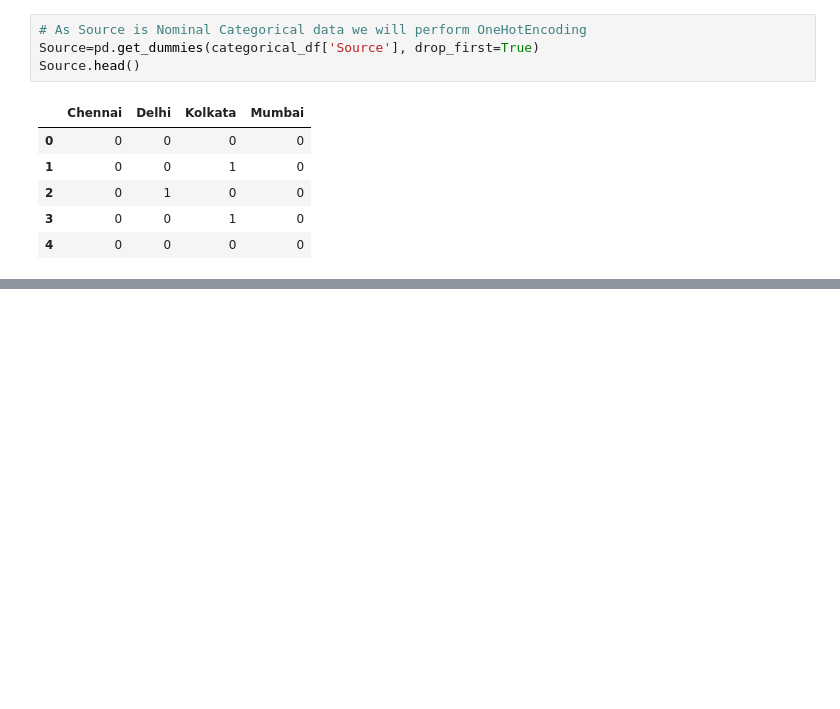
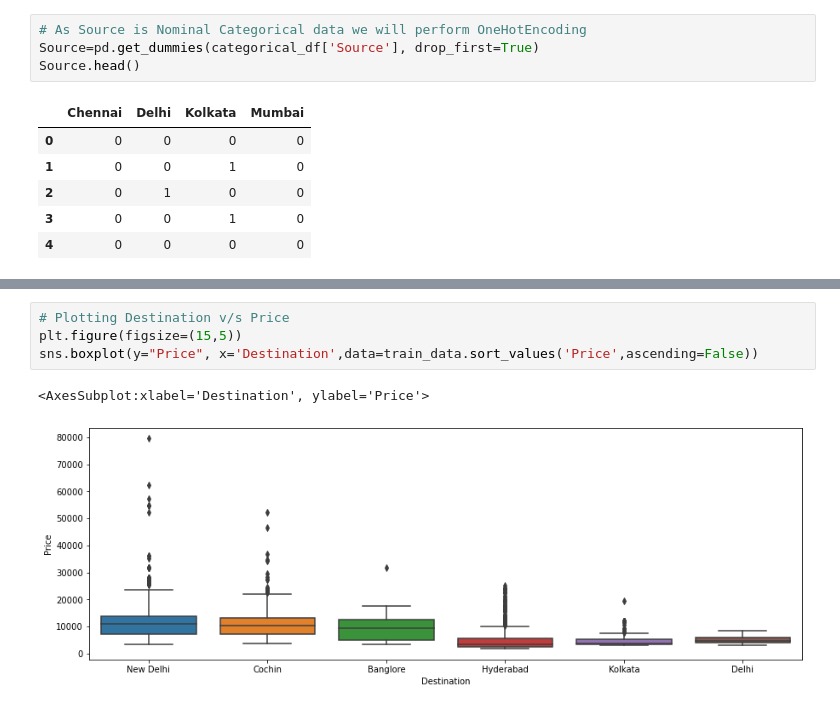
Before and after one commit to cybersaksham/Flight-Fare-Predict, a Jupyter notebook: main.ipynb, the cells around one changed output, grey strips where cells are left out. Cells and saved outputs as stored; diff of their text form; blank space fills up the shorter version.

```diff
--- a/main.ipynb
+++ b/main.ipynb
@@ -232,0 +243,7 @@ Source.head()
+# %%
+# Plotting Destination v/s Price
+plt.figure(figsize=(15,5))
+sns.boxplot(y="Price", x='Destination',data=train_data.sort_values('Price',ascending=False))
+# %% [output]
+<AxesSubplot:xlabel='Destination', ylabel='Price'>
+[figure, added]
```
Also changed, not shown: parts of 2 cells of this notebook.
